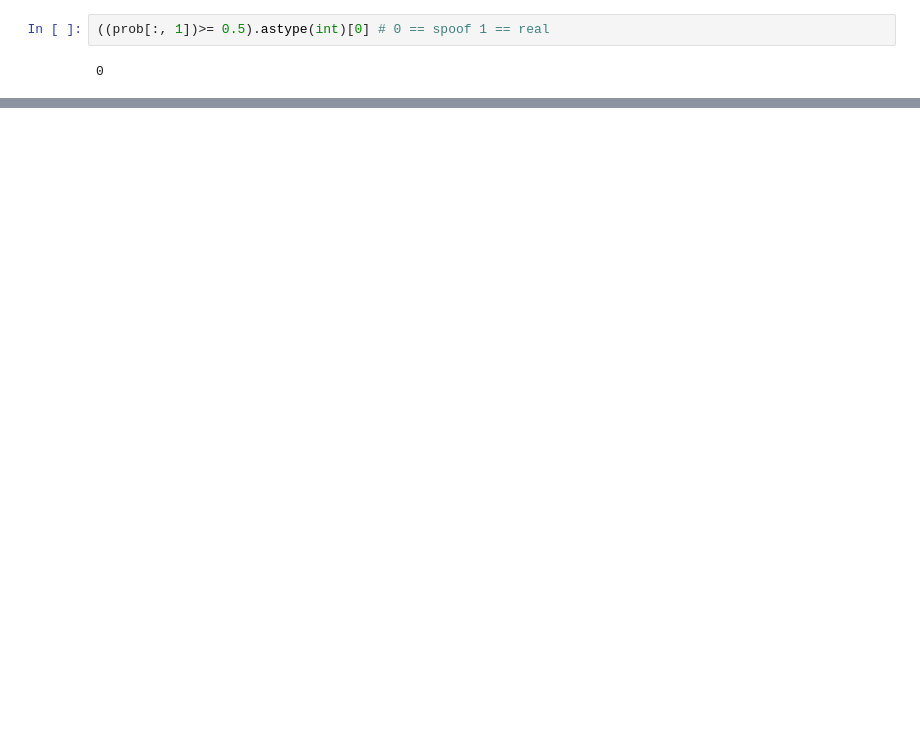
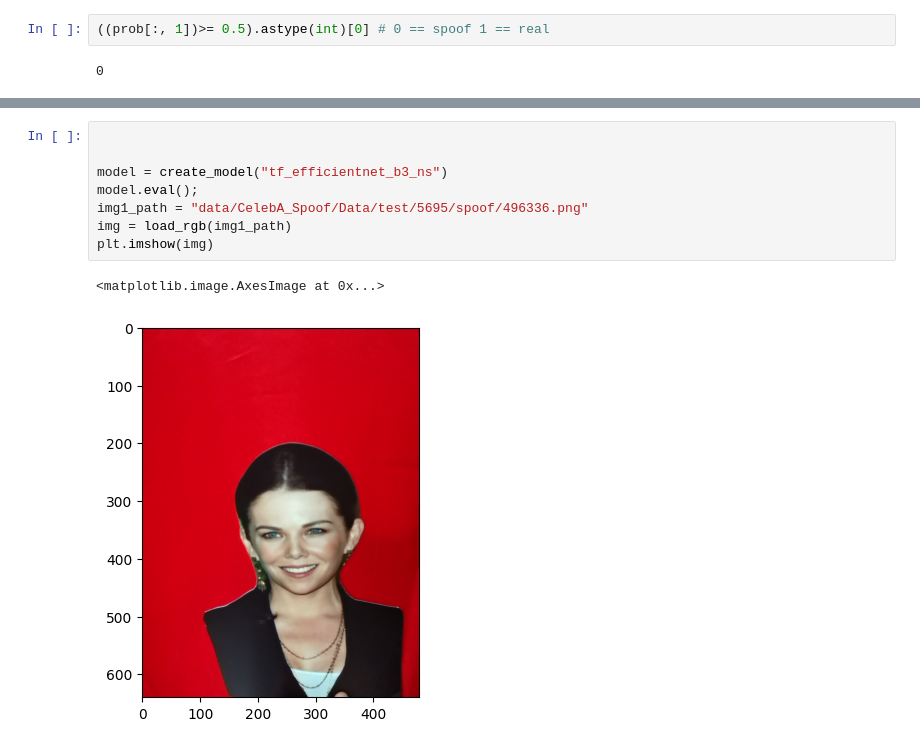
Before and after one commit to gry-mar/biometrics-assignment-3, a Jupyter notebook: anti_spoof_eval.ipynb, the cells around one changed output, grey strips where cells are left out. Cells and saved outputs as stored; diff of their text form; blank space fills up the shorter version.

```diff
--- a/anti_spoof_eval.ipynb
+++ b/anti_spoof_eval.ipynb
@@ -70,0 +113,11 @@ array([[0.9918784 , 0.00812165]], dtype=float32)
+# %%
+
+
+model = create_model("tf_efficientnet_b3_ns")
+model.eval();
+img1_path = "data/CelebA_Spoof/Data/test/5695/spoof/496336.png"
+img = load_rgb(img1_path)
+plt.imshow(img)
+# %% [output]
+<matplotlib.image.AxesImage at 0x...>
+[figure, added]
```
Also changed, not shown: parts of 15 cells of this notebook, 1 other file.
